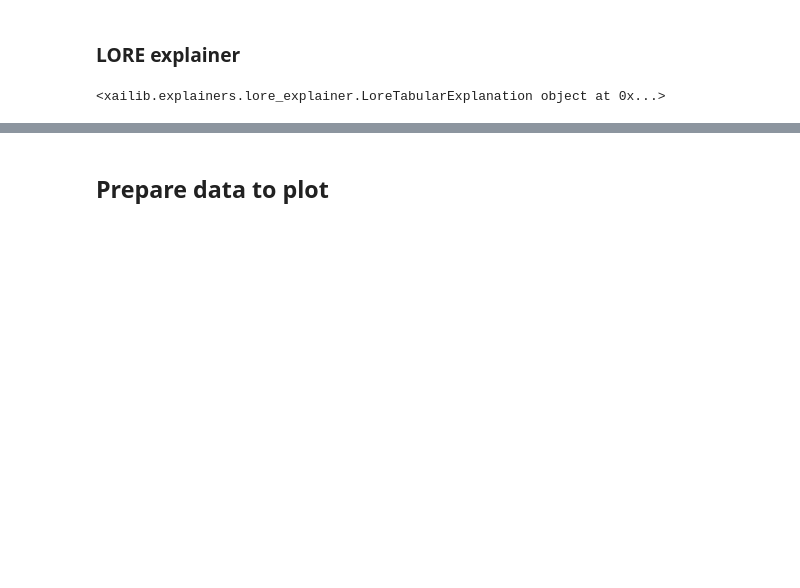
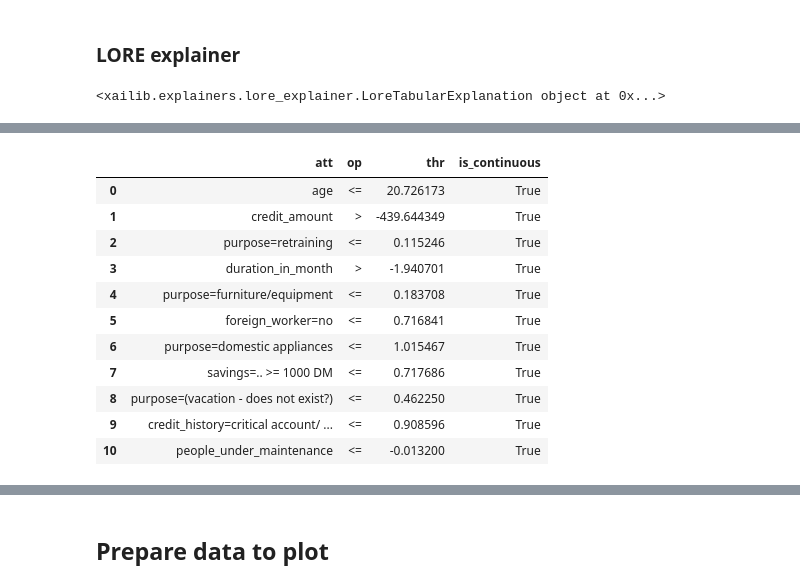
Before and after one commit to Elecapp/xai-visualization_rules_fi, a Jupyter notebook: notebooks/Rules VIZ.ipynb, the cells around one changed output, grey strips where cells are left out. Drawn from its saved outputs; the diff is of its cells as text; code cells hidden in the pictures; blank space fills up the shorter version.

```diff
--- a/notebooks/Rules VIZ.ipynb
+++ b/notebooks/Rules VIZ.ipynb
@@ -176,0 +221,17 @@ rules =exp.expDict['rule']['premise']
+# %%
+rules_1=rules
+# %%
+ pd.DataFrame.from_records(rules_1)
+# %% [output]
+|  | att | op | thr | is_continuous |
+| 0 | age | <= | 20.726173 | True |
+| 1 | credit_amount | > | -439.644349 | True |
+| 2 | purpose=retraining | <= | 0.115246 | True |
+| 3 | duration_in_month | > | -1.940701 | True |
+| 4 | purpose=furniture/equipment | <= | 0.183708 | True |
+| 5 | foreign_worker=no | <= | 0.716841 | True |
+| 6 | purpose=domestic appliances | <= | 1.015467 | True |
+| 7 | savings=.. >= 1000 DM | <= | 0.717686 | True |
+| 8 | purpose=(vacation - does not exist?) | <= | 0.462250 | True |
+| 9 | credit_history=critical account/ ... | <= | 0.908596 | True |
+| 10 | people_under_maintenance | <= | -0.013200 | True |
```
Also changed, not shown: parts of 32 cells of this notebook.
